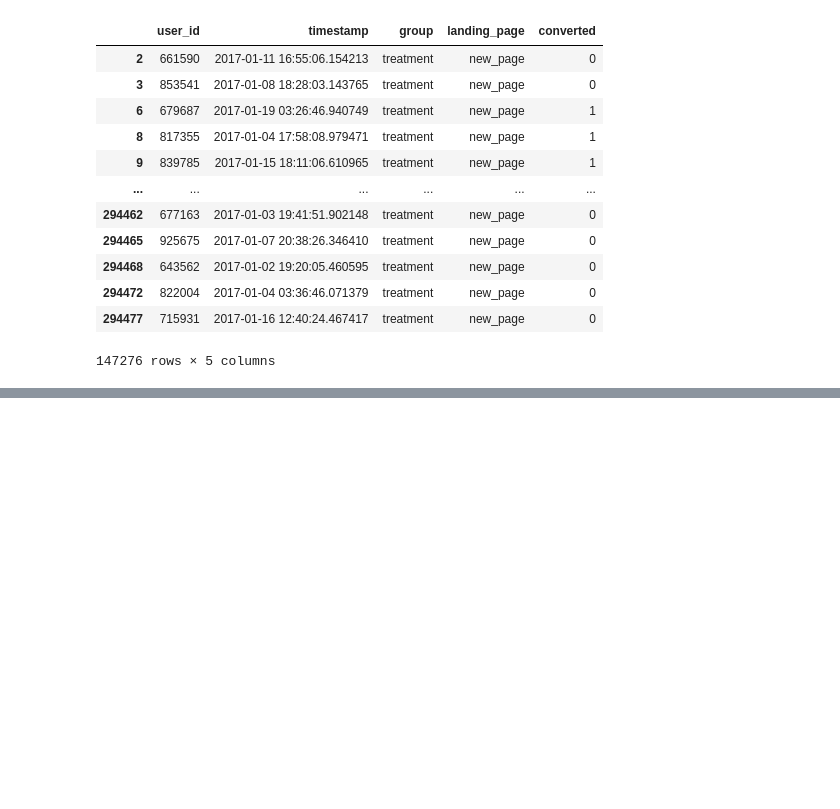
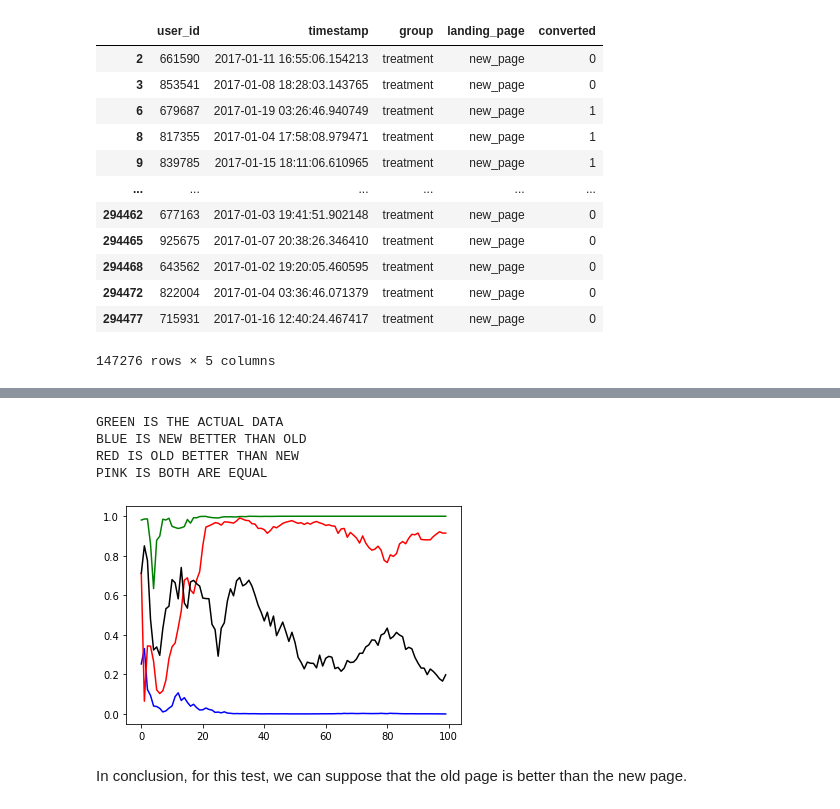
Before and after one commit to tamaraamicic/MAT4376_Project2, a Jupyter notebook: Project2_Tanner.ipynb, the cells around one changed output, grey strips where cells are left out. Saved outputs shown, nothing was run; the diff lists cells and outputs as text; code cells hidden in the pictures; blank space fills up the shorter version.

```diff
--- a/Project2_Tanner.ipynb
+++ b/Project2_Tanner.ipynb
@@ -175,0 +307,23 @@ llh_conv_new :6.02944949378254e-08 llh_conv_old :0.002719843593643743
+# %%
+generate_prob_same_study(timeline)
+generate_prob_same_study(synthetic1)
+generate_prob_same_study(synthetic2)
+generate_prob_same_study(synthetic3)
+
+print("""GREEN IS THE ACTUAL DATA
+BLUE IS NEW BETTER THAN OLD
+RED IS OLD BETTER THAN NEW
+PINK IS BOTH ARE EQUAL""")
+plt.plot(timeline['time'], timeline['prob_same'], color="green")
+plt.plot(synthetic1['time'], synthetic1['prob_same'], color='blue')
+plt.plot(synthetic2['time'], synthetic2['prob_same'], color='red')
+plt.plot(synthetic3['time'], synthetic3['prob_same'], color='black')
+plt.show()
+# %% [output]
+GREEN IS THE ACTUAL DATA
+BLUE IS NEW BETTER THAN OLD
+RED IS OLD BETTER THAN NEW
+PINK IS BOTH ARE EQUAL
+[figure, added]
+# %% [markdown]
+In conclusion, for this test, we can suppose that the old page is better than the new page.
```
Also changed, not shown: parts of 12 cells of this notebook.
